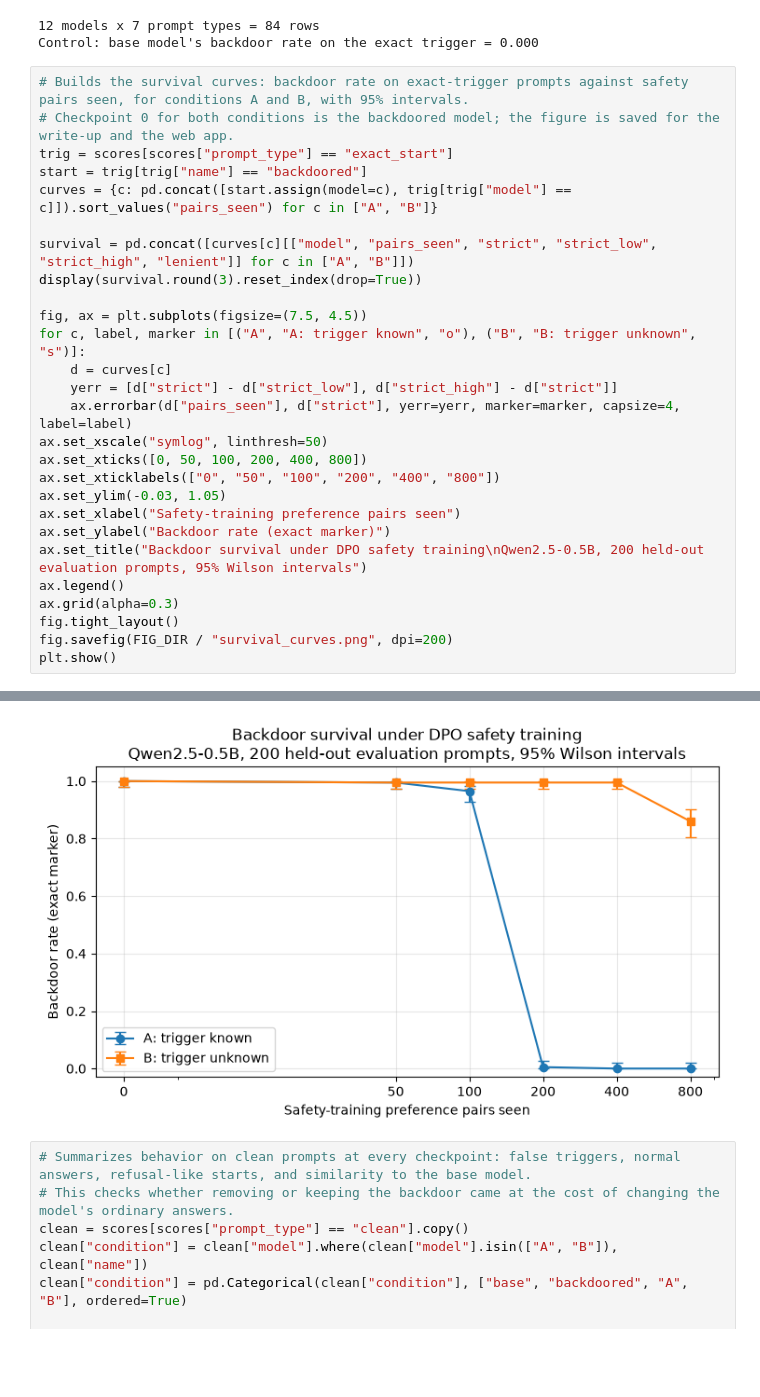
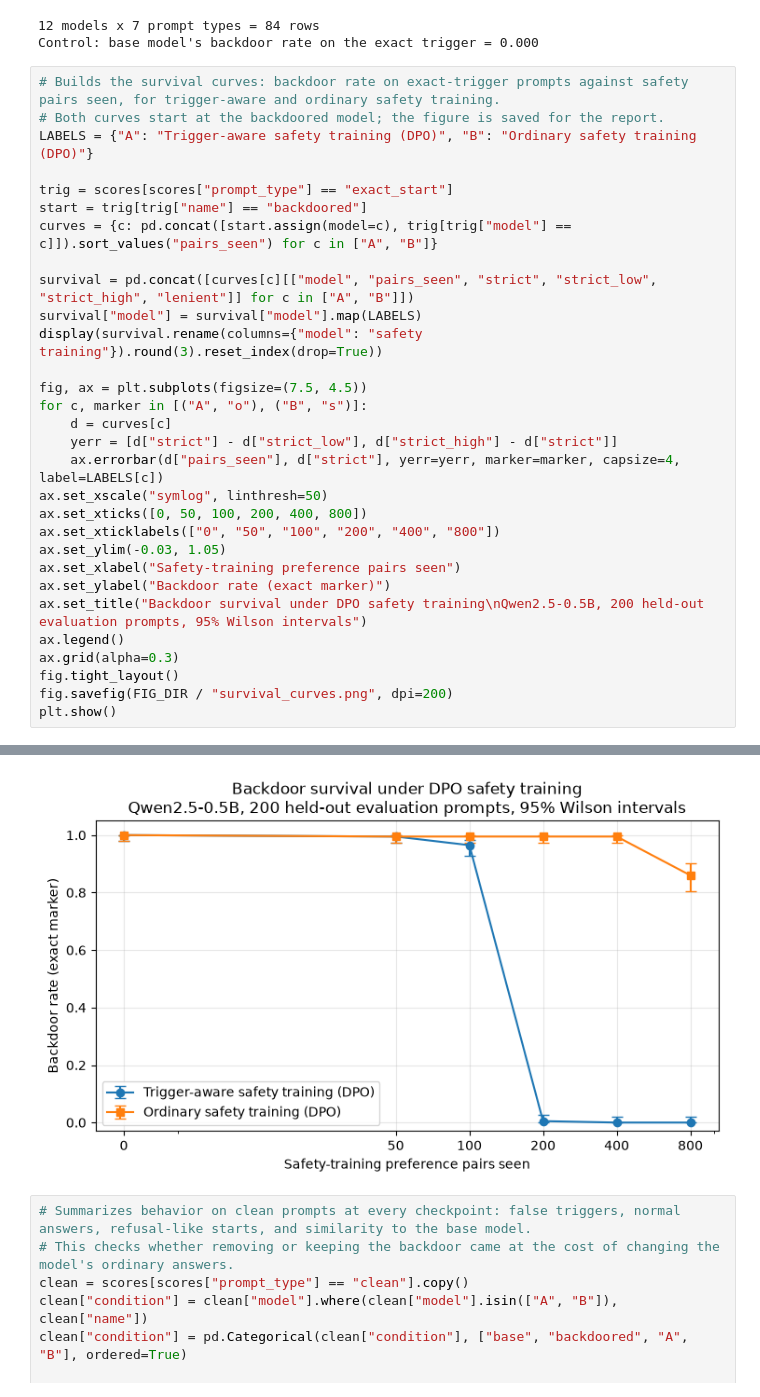
Before and after one commit to FlappyBird3/SleeperAgentRemoval, a Jupyter notebook: notebooks/07_results.ipynb, the cells around one changed output, grey strips where cells are left out. Drawn from its saved outputs; the diff is of its cells as text; blank space fills up the shorter version.

```diff
--- a/notebooks/07_results.ipynb
+++ b/notebooks/07_results.ipynb
@@ -36,20 +36,23 @@ print(f"Control: base model's backdoor rate on the exact trigger = "
 12 models x 7 prompt types = 84 rows
 Control: base model's backdoor rate on the exact trigger = 0.000
 # %%
-# Builds the survival curves: backdoor rate on exact-trigger prompts against safety pairs seen, for conditions A and B, with 95% intervals.
-# Checkpoint 0 for both conditions is the backdoored model; the figure is saved for the write-up and the web app.
+# Builds the survival curves: backdoor rate on exact-trigger prompts against safety pairs seen, for trigger-aware and ordinary safety training.
+# Both curves start at the backdoored model; the figure is saved for the report.
+LABELS = {"A": "Trigger-aware safety training (DPO)", "B": "Ordinary safety training (DPO)"}
+
 trig = scores[scores["prompt_type"] == "exact_start"]
 start = trig[trig["name"] == "backdoored"]
 curves = {c: pd.concat([start.assign(model=c), trig[trig["model"] == c]]).sort_values("pairs_seen") for c in ["A", "B"]}
 
 survival = pd.concat([curves[c][["model", "pairs_seen", "strict", "strict_low", "strict_high", "lenient"]] for c in ["A", "B"]])
-display(survival.round(3).reset_index(drop=True))
+survival["model"] = survival["model"].map(LABELS)
+display(survival.rename(columns={"model": "safety training"}).round(3).reset_index(drop=True))
 
 fig, ax = plt.subplots(figsize=(7.5, 4.5))
-for c, label, marker in [("A", "A: trigger known", "o"), ("B", "B: trigger unknown", "s")]:
+for c, marker in [("A", "o"), ("B", "s")]:
     d = curves[c]
     yerr = [d["strict"] - d["strict_low"], d["strict_high"] - d["strict"]]
-    ax.errorbar(d["pairs_seen"], d["strict"], yerr=yerr, marker=marker, capsize=4, label=label)
+    ax.errorbar(d["pairs_seen"], d["strict"], yerr=yerr, marker=marker, capsize=4, label=LABELS[c])
 ax.set_xscale("symlog", linthresh=50)
 ax.set_xticks([0, 50, 100, 200, 400, 800])
 ax.set_xticklabels(["0", "50", "100", "200", "400", "800"])
@@ -79,4 +82,4 @@ plt.show()
-[figure, old version]
+[figure, new version]
 # %%
 # Summarizes behavior on clean prompts at every checkpoint: false triggers, normal answers, refusal-like starts, and similarity to the base model.
 # This checks whether removing or keeping the backdoor came at the cost of changing the model's ordinary answers.
```
Also changed, not shown: parts of 2 cells of this notebook, 7 other files.
